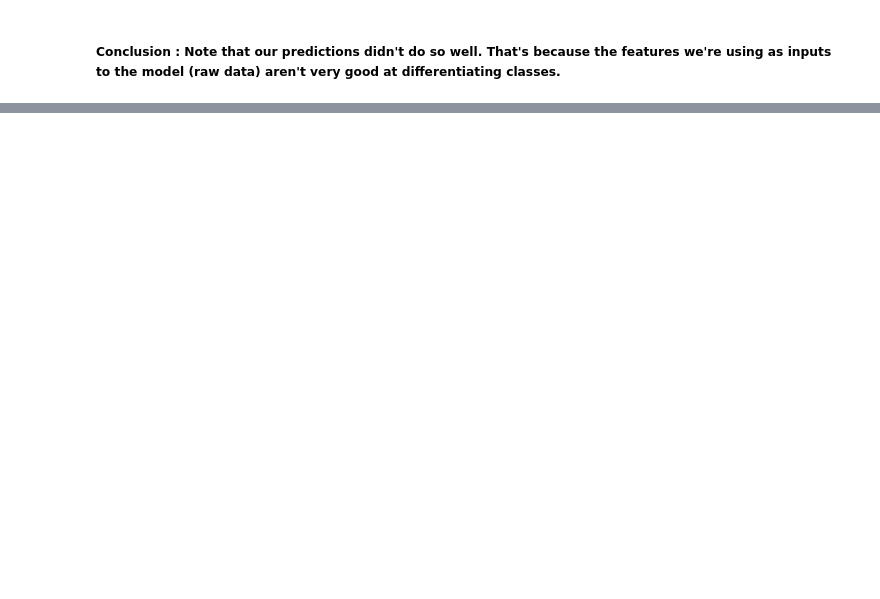
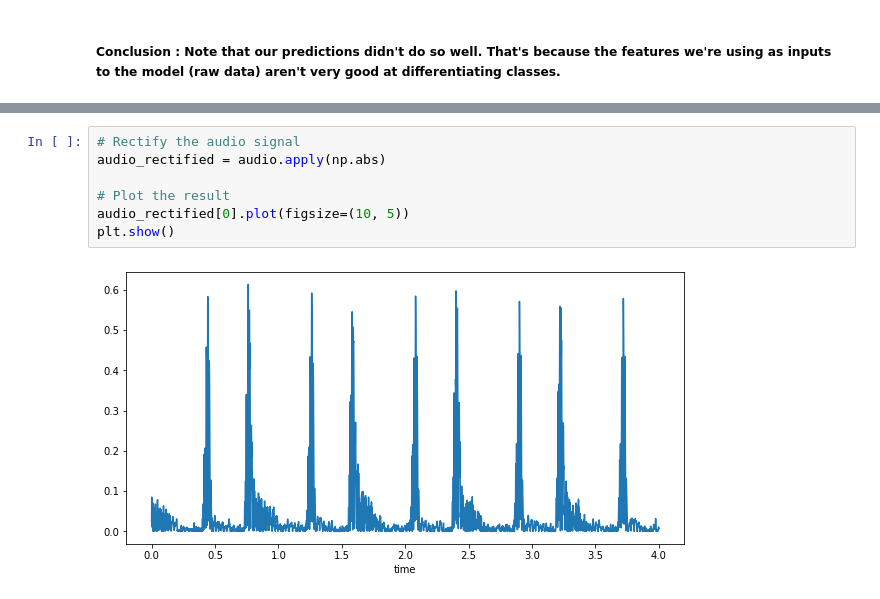
Before and after one commit to naikshubham/Forecasting-using-Python, a Jupyter notebook: ML-for-Time-Series-Data/code/ML for Time Series Data.ipynb, the cells around one changed output, grey strips where cells are left out. Cells and saved outputs as stored; diff of their text form; blank space fills up the shorter version.

```diff
--- a/ML-for-Time-Series-Data/code/ML for Time Series Data.ipynb
+++ b/ML-for-Time-Series-Data/code/ML for Time Series Data.ipynb
@@ -220,0 +248,9 @@ print(sum(predictions == y_test.squeeze()) / len(y_test))
+# %%
+# Rectify the audio signal
+audio_rectified = audio.apply(np.abs)
+
+# Plot the result
+audio_rectified[0].plot(figsize=(10, 5))
+plt.show()
+# %% [output]
+[figure, added]
```
Also changed, not shown: parts of 15 cells of this notebook, 12 other files.
